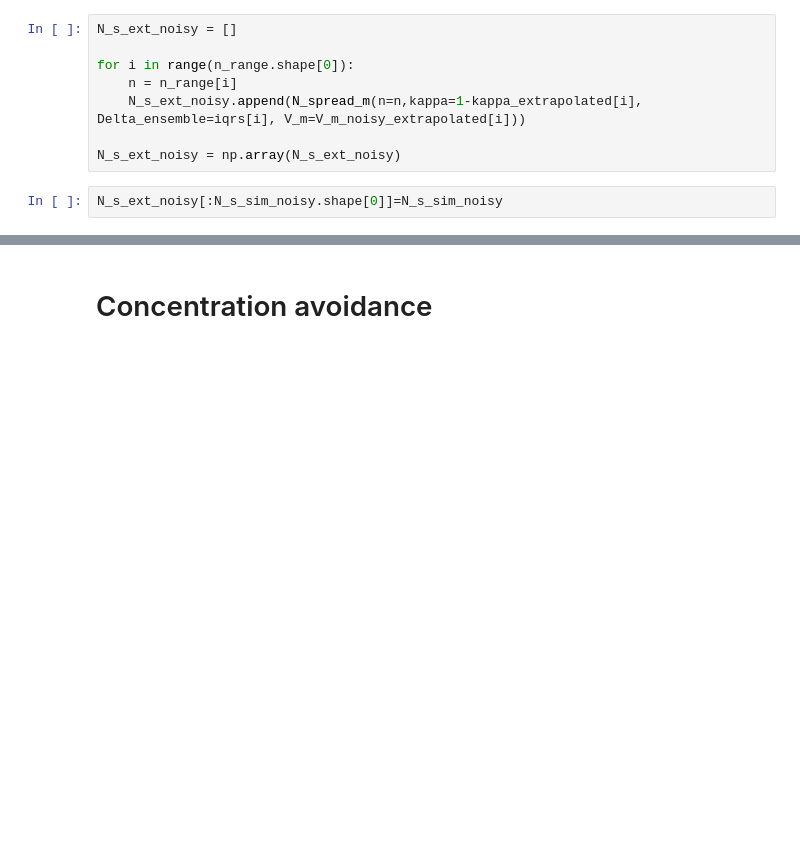
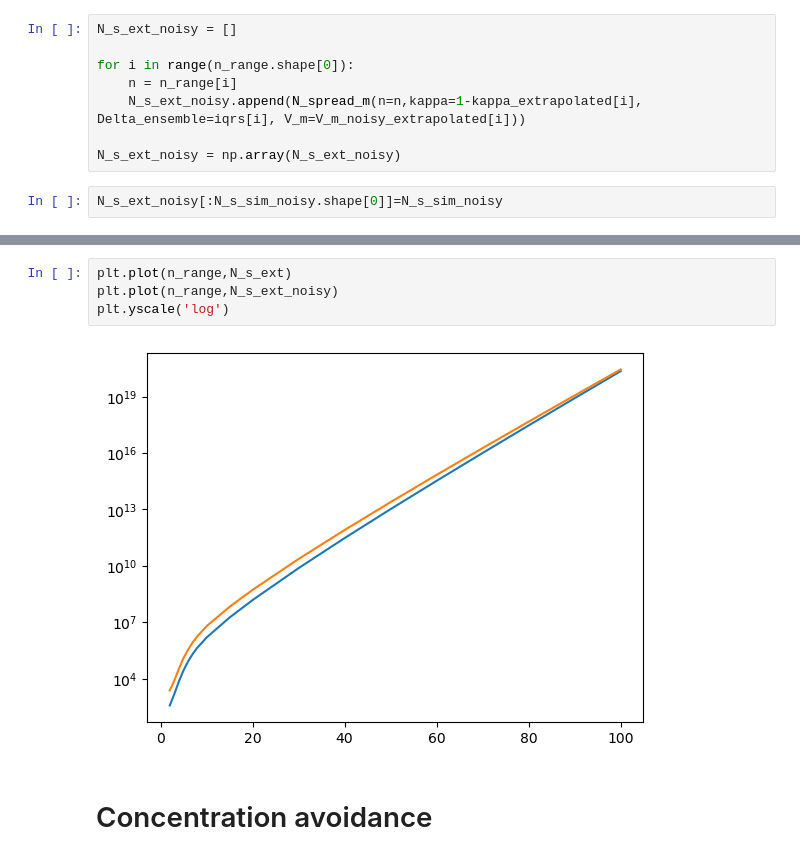
Before and after one commit to Quantum-Cosmos-Lab/ISoQAEtNoSiQKM, a Jupyter notebook: QRE_analysis_sonar_ZZ6.ipynb, the cells around one changed output, grey strips where cells are left out. Cells and saved outputs as stored; diff of their text form; blank space fills up the shorter version.

```diff
--- a/QRE_analysis_sonar_ZZ6.ipynb
+++ b/QRE_analysis_sonar_ZZ6.ipynb
@@ -373,3 +355,9 @@ df_N_S_noisy
+# %%
+plt.plot(n_range,N_s_ext)
+plt.plot(n_range,N_s_ext_noisy)
+plt.yscale('log')
+# %% [output]
+[figure, added]
 # %% [markdown]
 # Concentration avoidance
 # %%
```
Also changed, not shown: parts of 9 cells of this notebook, 16 other files.
